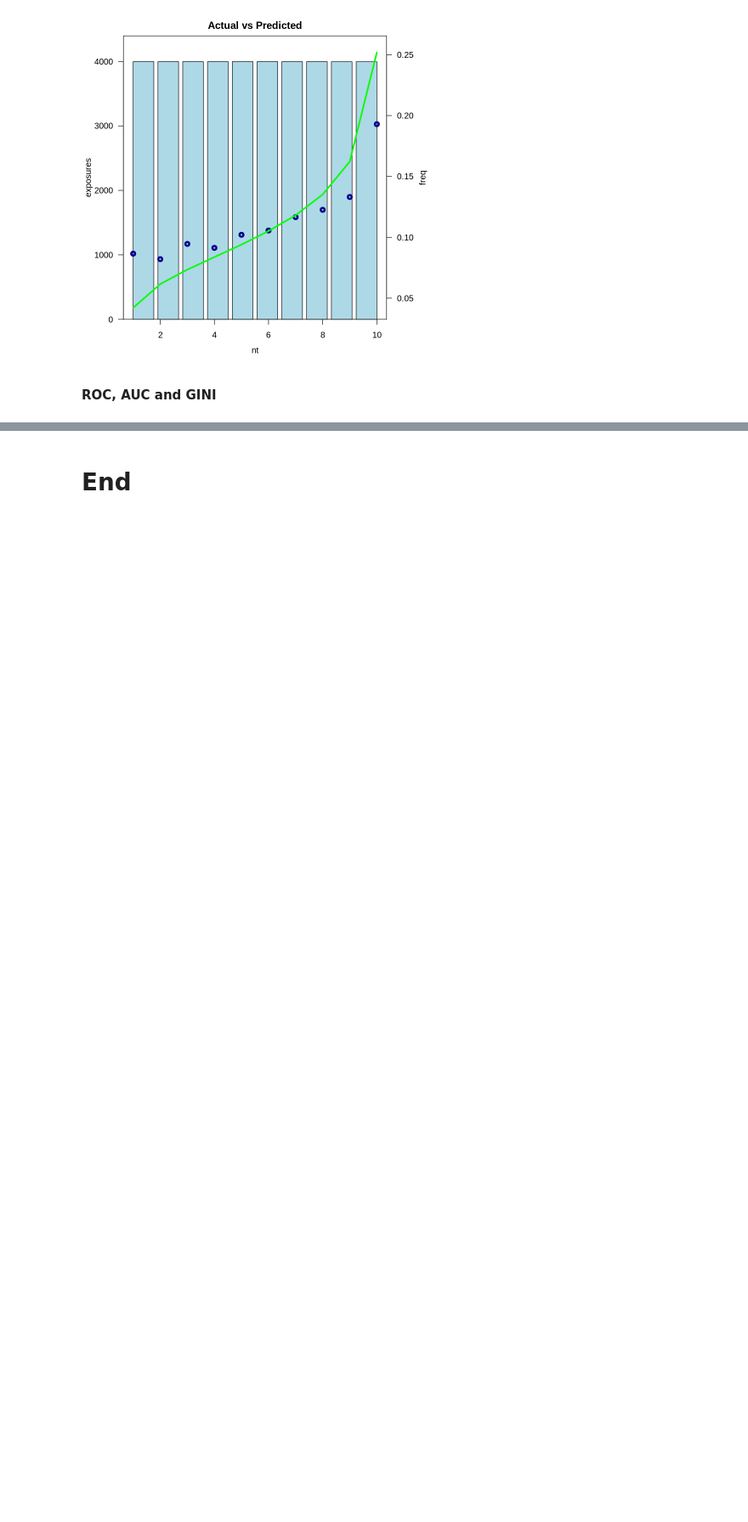
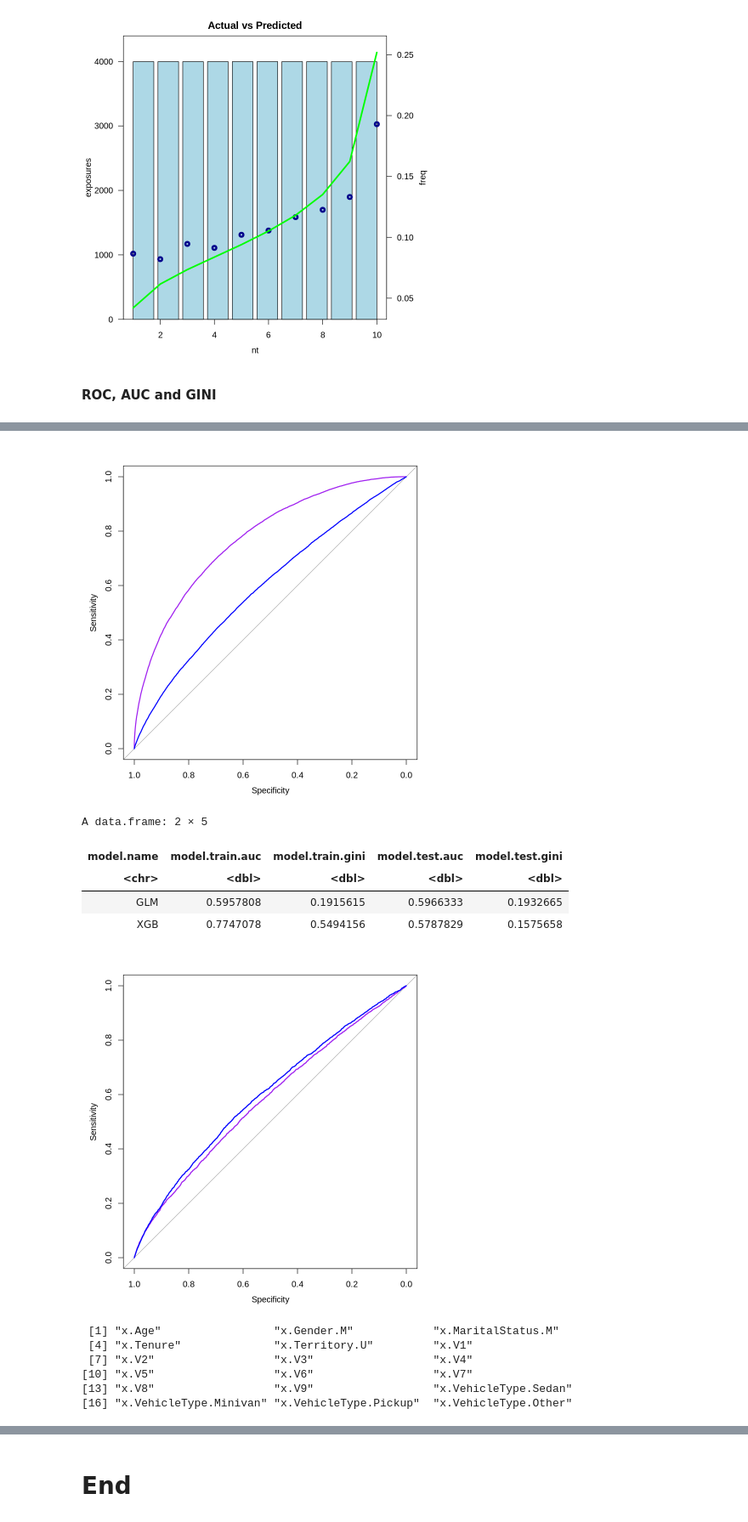
Before and after one commit to aparnasree2020/CAS_RPM_2023_GBM, a Jupyter notebook: GCW_playcode.ipynb, the cells around one changed output, grey strips where cells are left out. Shown at 85% size. Drawn from its saved outputs; the diff is of its cells as text; code cells hidden in the pictures; blank space fills up the shorter version.

```diff
--- a/GCW_playcode.ipynb
+++ b/GCW_playcode.ipynb
@@ -948,0 +770,32 @@ legend("bottomright", legend=c("XGBoost", "GBM", "GLM"), col=c("red", "green", "
+# %%
+quiet.setting = TRUE
+roc.score.xgb <- roc(y.train, df.train$y.pred.xgb, quiet = quiet.setting)
+roc.score.glm <- roc(y.train, df.train$y.pred.glm, quiet = quiet.setting)
+plot(roc.score.xgb, col = "purple", add = FALSE)
+plot(roc.score.glm, col = "blue", add = TRUE)
+
+roc.score.xgb <- roc(y.test, df.test$y.pred.xgb, quiet = quiet.setting)
+roc.score.glm <- roc(y.test, df.test$y.pred.glm, quiet = quiet.setting)
+plot(roc.score.xgb, col = "purple", add = FALSE)
+plot(roc.score.glm, col = "blue", add = TRUE)
+
+statline.glm <- build_statline(y.train, df.train$y.pred.glm, y.test, df.test$y.pred.glm, "GLM")
+statline.all <- rbind(statline.glm, statline.xgb)
+statline.all
+# %% [output]
+[figure, added]
+A data.frame: 2 × 5
+| model.name | model.train.auc | model.train.gini | model.test.auc | model.test.gini |
+| <chr> | <dbl> | <dbl> | <dbl> | <dbl> |
+| GLM | 0.5957808 | 0.1915615 | 0.5966333 | 0.1932665 |
+| XGB | 0.7747078 | 0.5494156 | 0.5787829 | 0.1575658 |
+[figure, added]
+# %%
+colnames(x.train)
+# %% [output]
+ [1] "x.Age"                 "x.Gender.M"            "x.MaritalStatus.M"
+ [4] "x.Tenure"              "x.Territory.U"         "x.V1"
+ [7] "x.V2"                  "x.V3"                  "x.V4"
+[10] "x.V5"                  "x.V6"                  "x.V7"
+[13] "x.V8"                  "x.V9"                  "x.VehicleType.Sedan"
+[16] "x.VehicleType.Minivan" "x.VehicleType.Pickup"  "x.VehicleType.Other"
```
Also changed, not shown: parts of 63 cells of this notebook.
